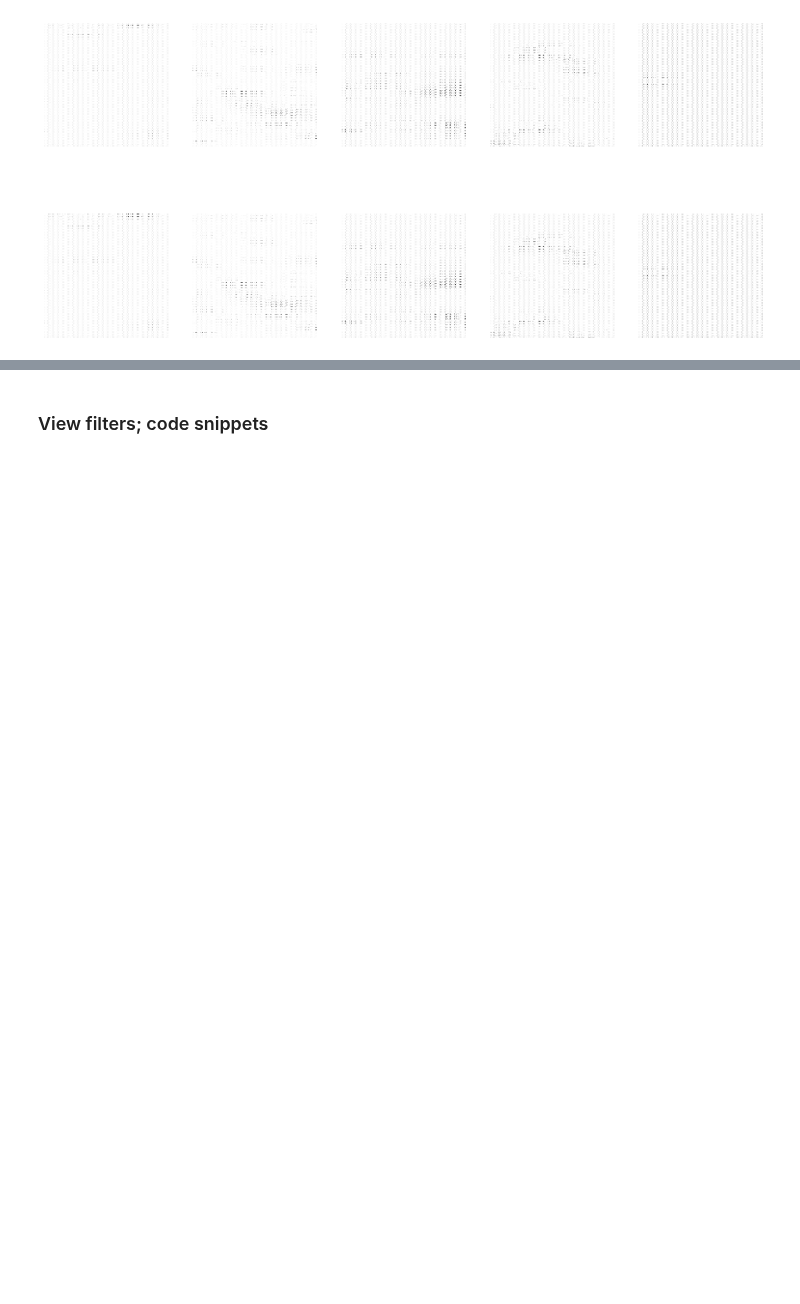
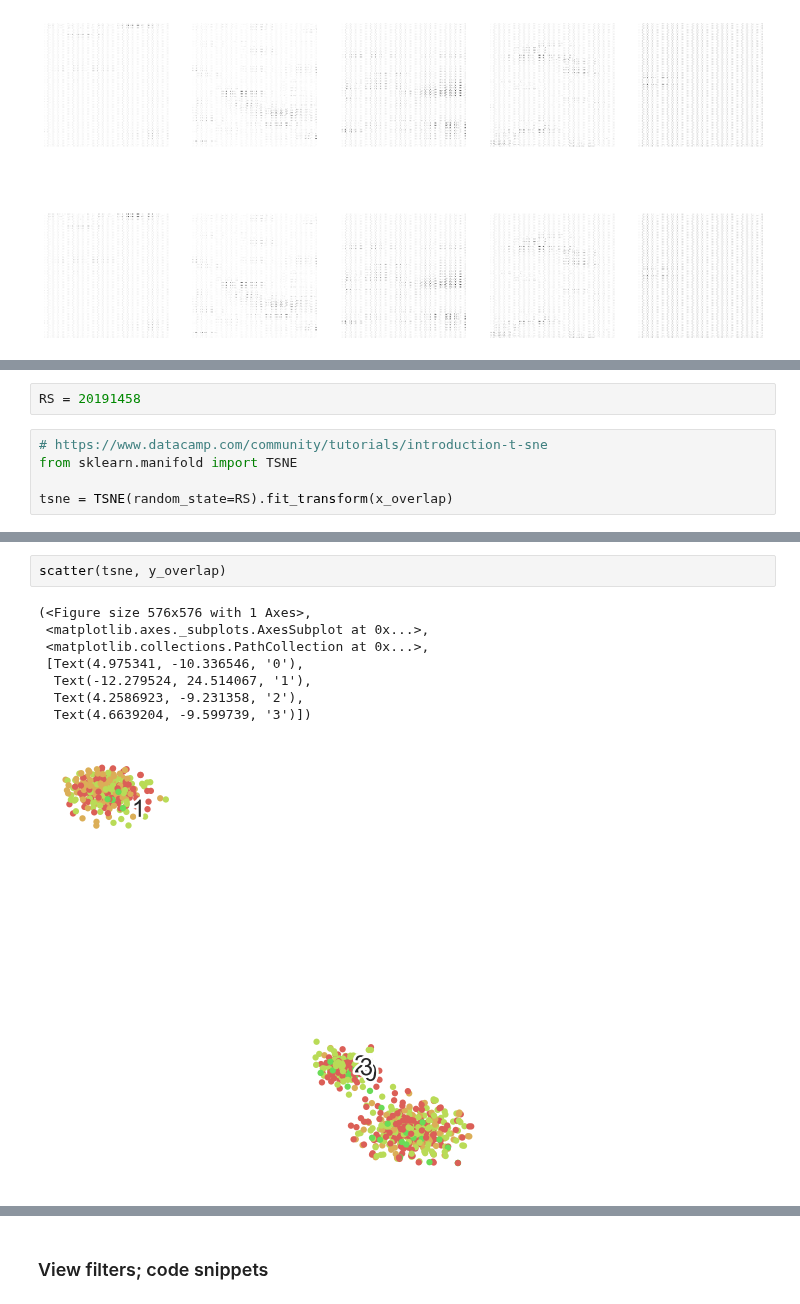
Before and after one commit to leonore/deep-learning-for-immune-cells, a Jupyter notebook: src/cell_autoencoder.ipynb, the cells around one changed output, grey strips where cells are left out. Cells and saved outputs as stored; diff of their text form; blank space fills up the shorter version.

```diff
--- a/src/cell_autoencoder.ipynb
+++ b/src/cell_autoencoder.ipynb
@@ -267 +267,8 @@ plot_results(x_overlap, x_overlap, y_train)
+# %%
+RS = 20191458
+# %%
+# https://www.datacamp.com/community/tutorials/introduction-t-sne
+from sklearn.manifold import TSNE
+
+tsne = TSNE(random_state=RS).fit_transform(x_overlap)
 # %%
@@ -269 +290,12 @@ x_overlap.shape
+# %%
+scatter(tsne, y_overlap)
+# %% [output]
+(<Figure size 576x576 with 1 Axes>,
+ <matplotlib.axes._subplots.AxesSubplot at 0x...>,
+ <matplotlib.collections.PathCollection at 0x...>,
+ [Text(4.975341, -10.336546, '0'),
+  Text(-12.279524, 24.514067, '1'),
+  Text(4.2586923, -9.231358, '2'),
+  Text(4.6639204, -9.599739, '3')])
+[figure, added]
 # %%
```
Also changed, not shown: parts of 14 cells of this notebook, 2 other files.
